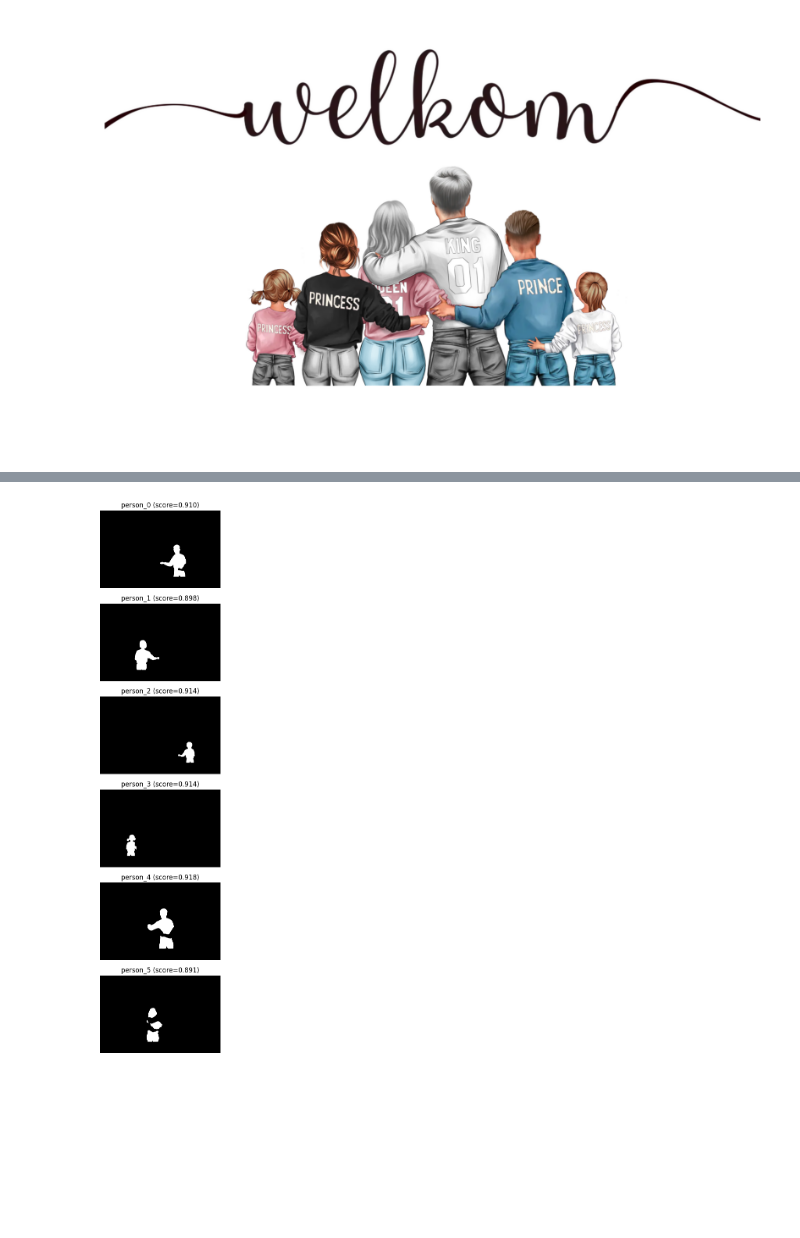
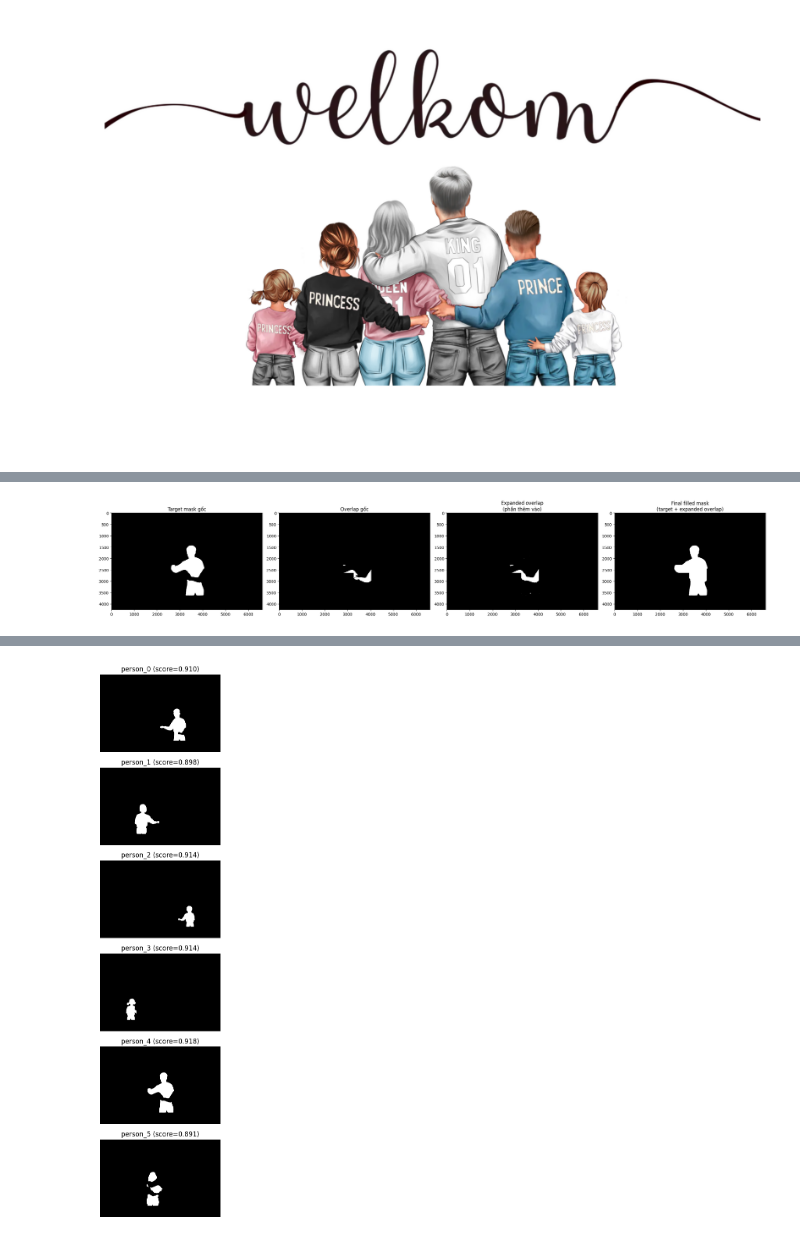
Before and after one commit to phamducuong05/Magic_Layer_v1, a Jupyter notebook: examples/image_processor_pipeline.ipynb, the cells around one changed output, grey strips where cells are left out. Drawn from its saved outputs; the diff is of its cells as text; code cells hidden in the pictures; blank space fills up the shorter version.

```diff
--- a/examples/image_processor_pipeline.ipynb
+++ b/examples/image_processor_pipeline.ipynb
@@ -206,0 +574,71 @@ Tổng mask thu được: 6
+# %%
+def get_expanded_overlap(mask: np.ndarray, overlap: np.ndarray,
+                         crack_thickness: int = 25) -> np.ndarray:
+    """
+    Return overlap that has been expanded to fill cracks/holes, without distorting the outer edges.
+    = The part that is added compared to the original mask.
+    """
+    def to_u8(m):
+        if m.dtype == bool: return m.astype(np.uint8) * 255
+        return (m * 255).astype(np.uint8) if np.max(m) <= 1 else m.copy().astype(np.uint8)
+
+    _, target_bin  = cv2.threshold(to_u8(mask),    127, 255, cv2.THRESH_BINARY)
+    _, overlap_bin = cv2.threshold(to_u8(overlap), 127, 255, cv2.THRESH_BINARY)
+
+    if crack_thickness is None:
+        ys, xs = np.where(overlap_bin > 0)
+        if len(ys) > 0:
+            oh = int(ys.max()) - int(ys.min())
+            ow = int(xs.max()) - int(xs.min())
+            crack_thickness = max(7, int(min(oh, ow) * 0.15))
+        else:
+            crack_thickness = 7
+
+    combined = cv2.bitwise_or(target_bin, overlap_bin)
+    H, W = combined.shape
+
+    k = crack_thickness + (1 - crack_thickness % 2)
+    kernel = cv2.getStructuringElement(cv2.MORPH_RECT, (k, k))
+
+    # dilate to fill crack
+    dilated = cv2.dilate(combined, kernel, iterations=1)
+
+    # flood fill to find holes after dilate
+    flood = dilated.copy()
+    ff = np.zeros((H + 2, W + 2), np.uint8)
+    cv2.floodFill(flood, ff, (0, 0), 255)
+    dilated_filled = cv2.bitwise_or(dilated, cv2.bitwise_not(flood))
+
+    # erode to restore original edges
+    eroded = cv2.erode(dilated_filled, kernel, iterations=1)
+    result = cv2.bitwise_or(eroded, combined)
+
+    # Make sure to only return the expanded
+    expanded_overlap = cv2.subtract(result, target_bin)
+
+    return expanded_overlap
+
+
+# ── Visualize ──────────────────────────────────────────────────────────────
+expanded_overlap = get_expanded_overlap(target_mask, combined_safe_overlap, crack_thickness=40)
+
+def to_u8(m):
+    if m.dtype == bool: return m.astype(np.uint8) * 255
+    return (m * 255).astype(np.uint8) if np.max(m) <= 1 else m.copy().astype(np.uint8)
+
+original_overlap = to_u8(combined_safe_overlap)
+final_filled_mask = cv2.bitwise_or(to_u8(target_mask), expanded_overlap)
+
+fig, axes = plt.subplots(1, 4, figsize=(24, 6))
+axes[0].set_title("Target mask gốc")
+axes[0].imshow(to_u8(target_mask), cmap='gray')
+axes[1].set_title("Overlap gốc")
+axes[1].imshow(original_overlap, cmap='gray')
+axes[2].set_title("Expanded overlap\n(phần thêm vào)")
+axes[2].imshow(expanded_overlap, cmap='gray')
+axes[3].set_title("Final filled mask\n(target + expanded overlap)")
+axes[3].imshow(final_filled_mask, cmap='gray')
+plt.tight_layout()
+plt.show()
+# %% [output]
+[figure, added]
```
Also changed, not shown: parts of 22 cells of this notebook, 1 other file.
